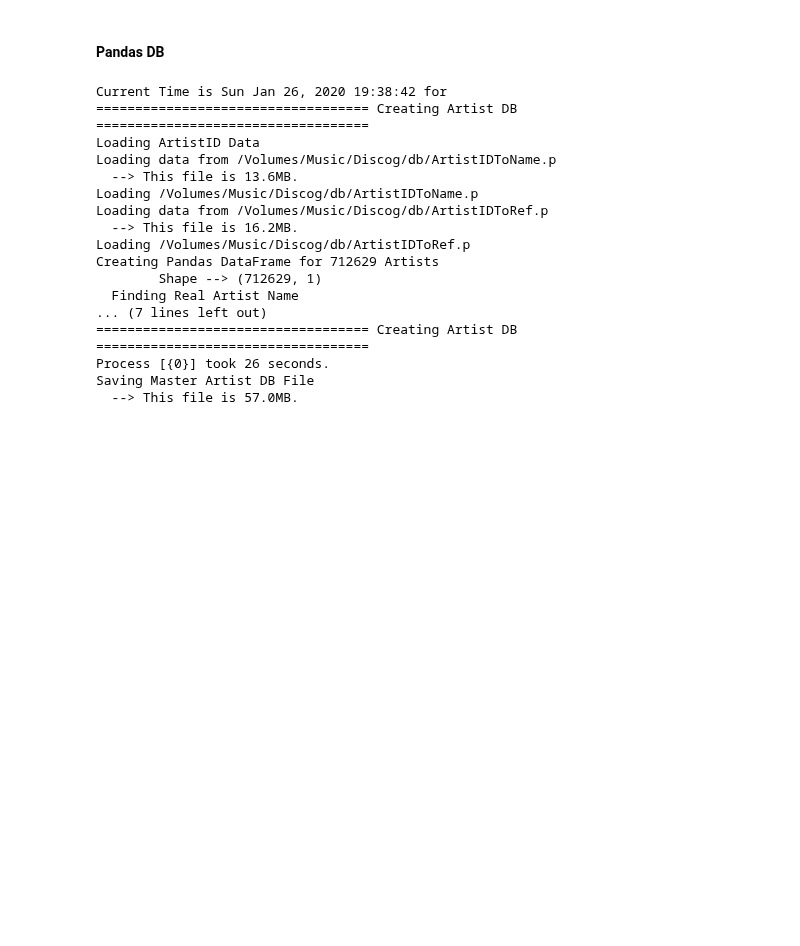
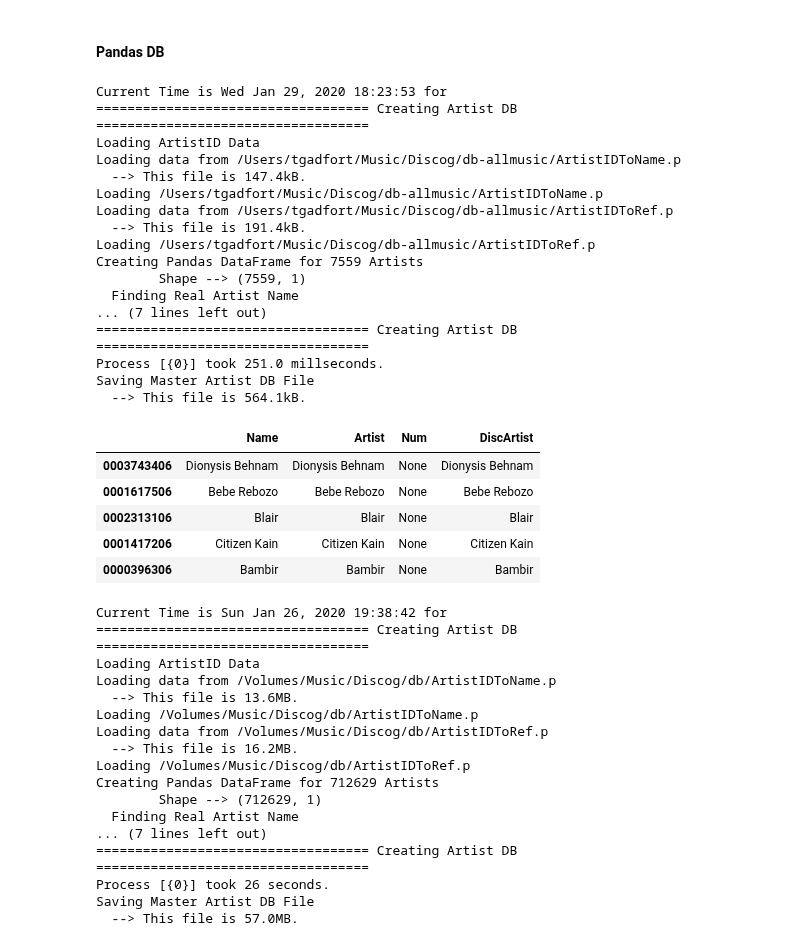
Before and after one commit to tgadf/discogs, a Jupyter notebook: Master DB.ipynb, the cells around one changed output. Saved outputs shown, nothing was run; the diff lists cells and outputs as text; code cells hidden in the pictures; blank space fills up the shorter version.

Commit message:
Big All Music save

```diff
--- a/Master DB.ipynb
+++ b/Master DB.ipynb
@@ -44,12 +48,15 @@ Notebook Last Run Initiated: 2020-01-26 19:38:38.503120
 # %%
 %load_ext autoreload
 %autoreload
-disc = discogs()
-arts = artists(disc)
+discDC = discogs()
+arts = artists(discDC)
 art  = artist()
 albs = albums(disc)
 alb  = album()
 dutils = discogsUtils()
+
+discAM   = discogs('allmusic')
+artsAM   = artistsAM(discAM)
 # %% [output]
 The autoreload extension is already loaded. To reload it, use:
   %reload_ext autoreload
@@ -97,6 +341,34 @@ Current Time is Sun Jan 26, 2020 19:28:29 for Done with Creating Artist DBs
 Process [{0}] took 1.5 minutes.
 # %% [markdown]
 #### Pandas DB
+# %%
+from masterdb import getSlimArtistDB
+discSlimArtistAMDB = getSlimArtistDB(discAM, force=True)
+discSlimArtistAMDB.head()
+# %% [output]
+Current Time is Wed Jan 29, 2020 18:23:53 for
+=================================== Creating Artist DB ===================================
+Loading ArtistID Data
+Loading data from /Users/tgadfort/Music/Discog/db-allmusic/ArtistIDToName.p
+  --> This file is 147.4kB.
+Loading /Users/tgadfort/Music/Discog/db-allmusic/ArtistIDToName.p
+Loading data from /Users/tgadfort/Music/Discog/db-allmusic/ArtistIDToRef.p
+  --> This file is 191.4kB.
+Loading /Users/tgadfort/Music/Discog/db-allmusic/ArtistIDToRef.p
+Creating Pandas DataFrame for 7559 Artists
+        Shape --> (7559, 1)
+  Finding Real Artist Name
+... (7 lines left out)
+=================================== Creating Artist DB ===================================
+Process [{0}] took 251.0 millseconds.
+Saving Master Artist DB File
+  --> This file is 564.1kB.
+|  | Name | Artist | Num | DiscArtist |
+| 0003743406 | Dionysis Behnam | Dionysis Behnam | None | Dionysis Behnam |
+| 0001617506 | Bebe Rebozo | Bebe Rebozo | None | Bebe Rebozo |
+| 0002313106 | Blair | Blair | None | Blair |
+| 0001417206 | Citizen Kain | Citizen Kain | None | Citizen Kain |
+| 0000396306 | Bambir | Bambir | None | Bambir |
 # %%
 from masterdb import getSlimArtistDB
 discSlimArtistDB = getSlimArtistDB(disc, force=True)
```
Also changed, not shown: parts of 19 cells of this notebook, 8 other files.
